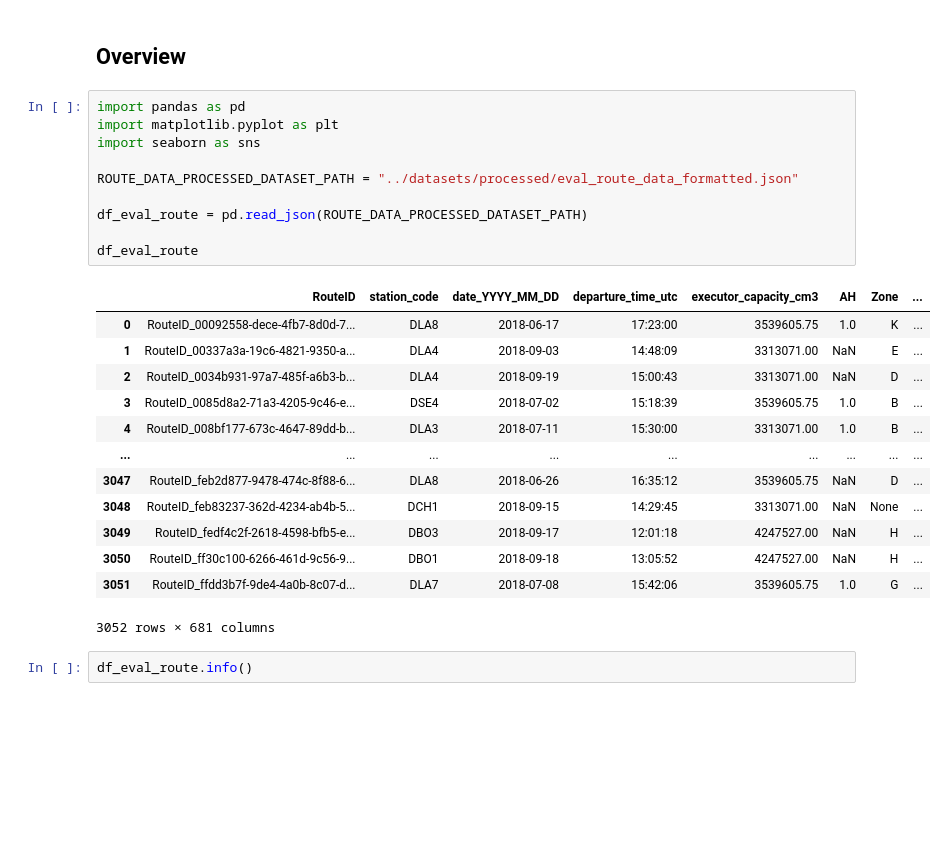
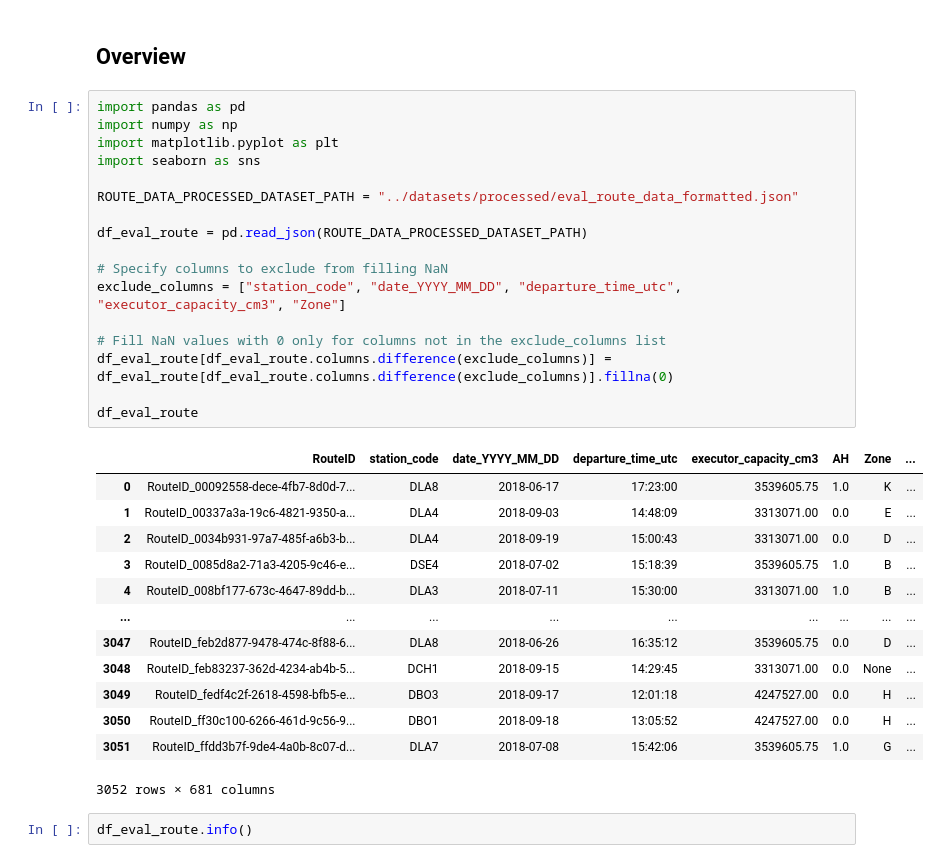
Before and after one commit to pmoros/data-mining-2023-II, a Jupyter notebook: eda/eda_route_data.ipynb, the cells around one changed output. Drawn from its saved outputs; the diff is of its cells as text; blank space fills up the shorter version.

Commit message:
fix: fill nan values

```diff
--- a/eda/eda_route_data.ipynb
+++ b/eda/eda_route_data.ipynb
@@ -4,26 +4,33 @@
 ## Overview
 # %%
 import pandas as pd
+import numpy as np
 import matplotlib.pyplot as plt
 import seaborn as sns
 
 ROUTE_DATA_PROCESSED_DATASET_PATH = "../datasets/processed/eval_route_data_formatted.json"
 
 df_eval_route = pd.read_json(ROUTE_DATA_PROCESSED_DATASET_PATH)
 
+# Specify columns to exclude from filling NaN
+exclude_columns = ["station_code", "date_YYYY_MM_DD", "departure_time_utc", "executor_capacity_cm3", "Zone"]
+
+# Fill NaN values with 0 only for columns not in the exclude_columns list
+df_eval_route[df_eval_route.columns.difference(exclude_columns)] = df_eval_route[df_eval_route.columns.difference(exclude_columns)].fillna(0)
+
 df_eval_route
 # %% [output]
 |  | RouteID | station_code | date_YYYY_MM_DD | departure_time_utc | executor_capacity_cm3 | AH | Zone | ... |
 | 0 | RouteID_00092558-dece-4fb7-8d0d-7... | DLA8 | 2018-06-17 | 17:23:00 | 3539605.75 | 1.0 | K | ... |
-| 1 | RouteID_00337a3a-19c6-4821-9350-a... | DLA4 | 2018-09-03 | 14:48:09 | 3313071.00 | NaN | E | ... |
-| 2 | RouteID_0034b931-97a7-485f-a6b3-b... | DLA4 | 2018-09-19 | 15:00:43 | 3313071.00 | NaN | D | ... |
+| 1 | RouteID_00337a3a-19c6-4821-9350-a... | DLA4 | 2018-09-03 | 14:48:09 | 3313071.00 | 0.0 | E | ... |
+| 2 | RouteID_0034b931-97a7-485f-a6b3-b... | DLA4 | 2018-09-19 | 15:00:43 | 3313071.00 | 0.0 | D | ... |
 | 3 | RouteID_0085d8a2-71a3-4205-9c46-e... | DSE4 | 2018-07-02 | 15:18:39 | 3539605.75 | 1.0 | B | ... |
 | 4 | RouteID_008bf177-673c-4647-89dd-b... | DLA3 | 2018-07-11 | 15:30:00 | 3313071.00 | 1.0 | B | ... |
 | ... | ... | ... | ... | ... | ... | ... | ... | ... |
-| 3047 | RouteID_feb2d877-9478-474c-8f88-6... | DLA8 | 2018-06-26 | 16:35:12 | 3539605.75 | NaN | D | ... |
-| 3048 | RouteID_feb83237-362d-4234-ab4b-5... | DCH1 | 2018-09-15 | 14:29:45 | 3313071.00 | NaN | None | ... |
-| 3049 | RouteID_fedf4c2f-2618-4598-bfb5-e... | DBO3 | 2018-09-17 | 12:01:18 | 4247527.00 | NaN | H | ... |
-| 3050 | RouteID_ff30c100-6266-461d-9c56-9... | DBO1 | 2018-09-18 | 13:05:52 | 4247527.00 | NaN | H | ... |
+| 3047 | RouteID_feb2d877-9478-474c-8f88-6... | DLA8 | 2018-06-26 | 16:35:12 | 3539605.75 | 0.0 | D | ... |
+| 3048 | RouteID_feb83237-362d-4234-ab4b-5... | DCH1 | 2018-09-15 | 14:29:45 | 3313071.00 | 0.0 | None | ... |
+| 3049 | RouteID_fedf4c2f-2618-4598-bfb5-e... | DBO3 | 2018-09-17 | 12:01:18 | 4247527.00 | 0.0 | H | ... |
+| 3050 | RouteID_ff30c100-6266-461d-9c56-9... | DBO1 | 2018-09-18 | 13:05:52 | 4247527.00 | 0.0 | H | ... |
 | 3051 | RouteID_ffdd3b7f-9de4-4a0b-8c07-d... | DLA7 | 2018-07-08 | 15:42:06 | 3539605.75 | 1.0 | G | ... |
 3052 rows × 681 columns
 # %%
```
